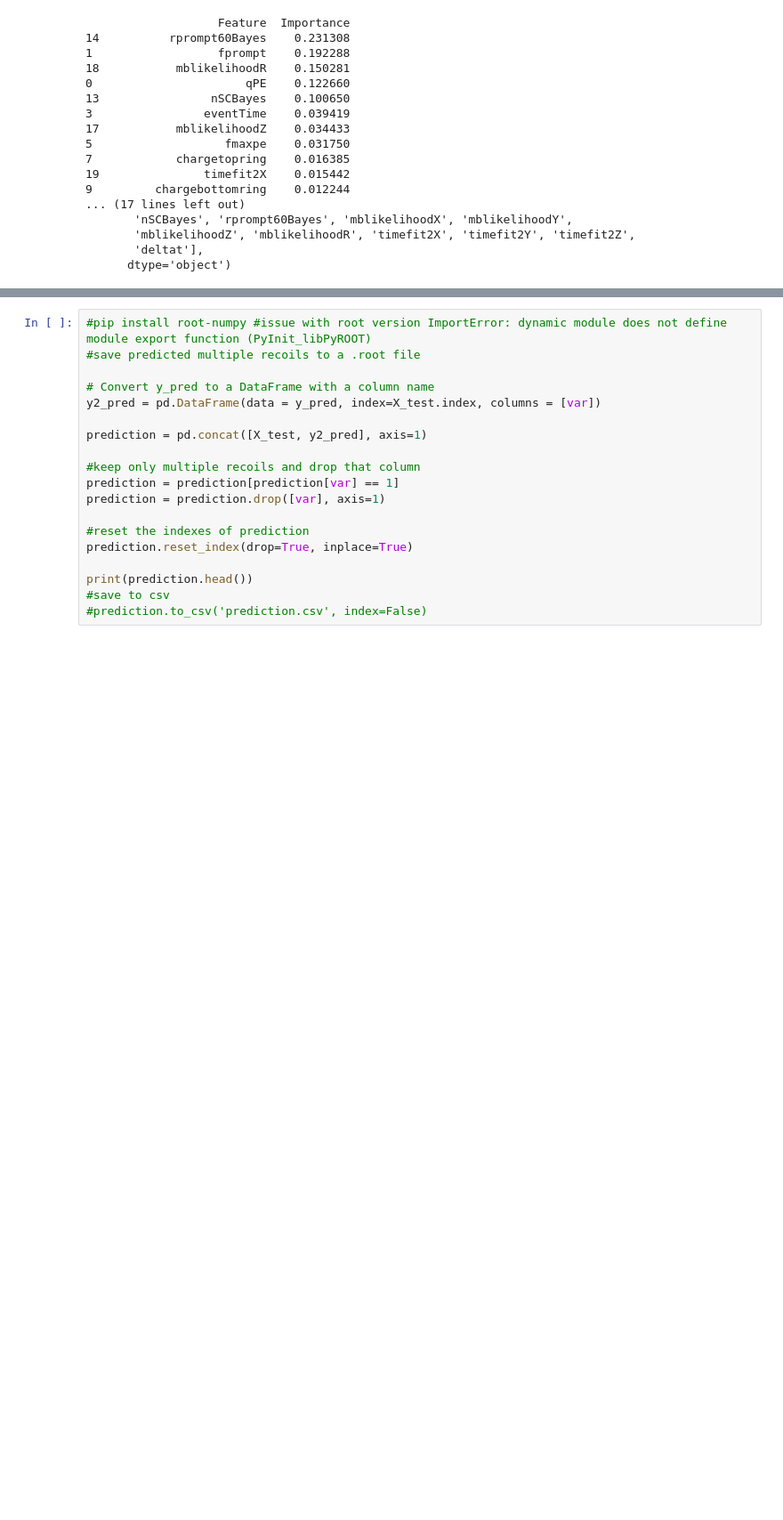
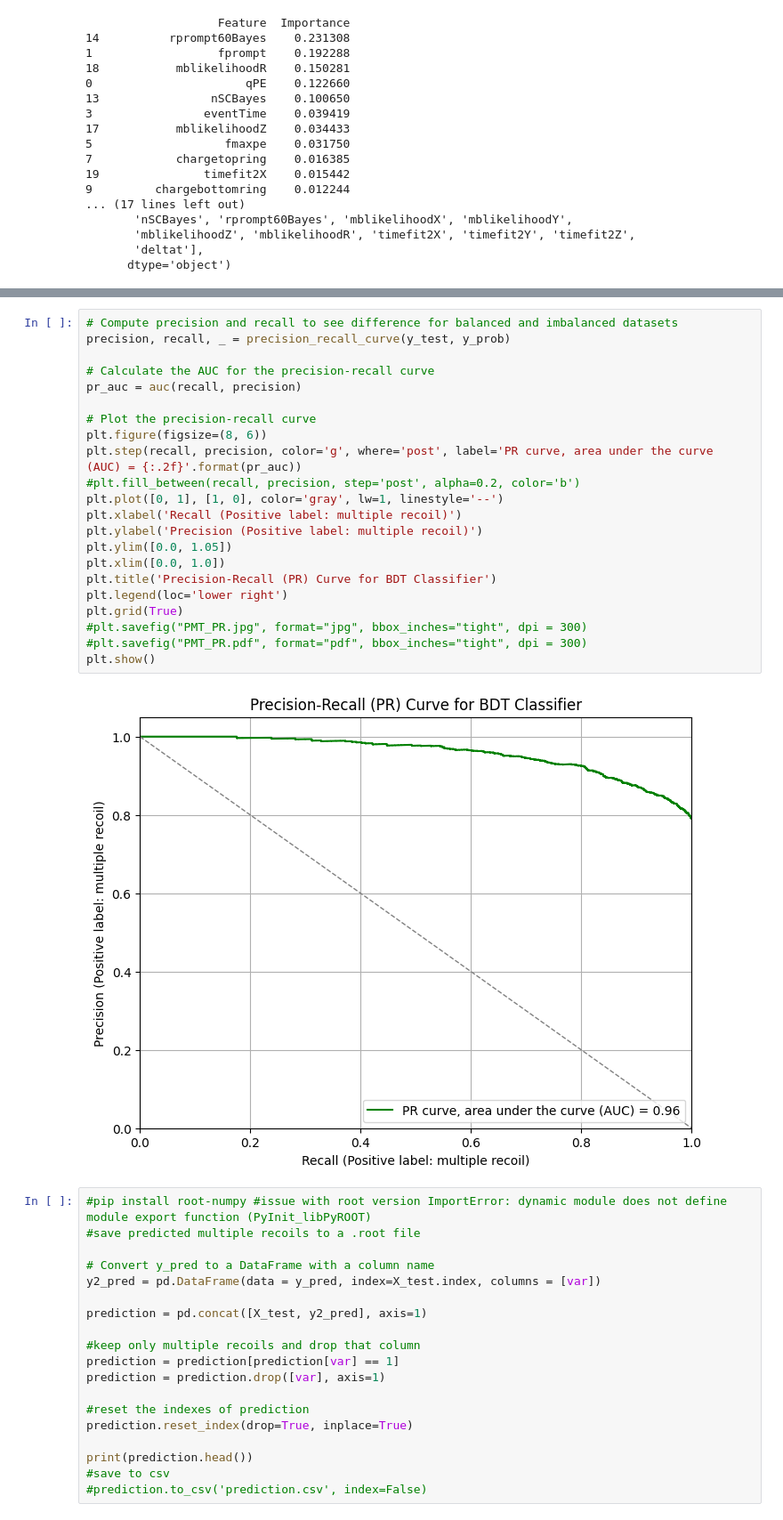
Before and after one commit to marioalpizarv/portfolio, a Jupyter notebook: MultipleRecoilsBoostedDTClassifier_PMTs.ipynb, the cells around one changed output, grey strips where cells are left out. Shown at 89% size. Drawn from its saved outputs; the diff is of its cells as text; blank space fills up the shorter version.

Commit message:
added feature for AmBe test

```diff
--- a/MultipleRecoilsBoostedDTClassifier_PMTs.ipynb
+++ b/MultipleRecoilsBoostedDTClassifier_PMTs.ipynb
@@ -438,3 +453,27 @@ plt.show()
+# %%
+# Compute precision and recall to see difference for balanced and imbalanced datasets
+precision, recall, _ = precision_recall_curve(y_test, y_prob)
+
+# Calculate the AUC for the precision-recall curve
+pr_auc = auc(recall, precision)
+
+# Plot the precision-recall curve
+plt.figure(figsize=(8, 6))
+plt.step(recall, precision, color='g', where='post', label='PR curve, area under the curve (AUC) = {:.2f}'.format(pr_auc))
+#plt.fill_between(recall, precision, step='post', alpha=0.2, color='b')
+plt.plot([0, 1], [1, 0], color='gray', lw=1, linestyle='--')
+plt.xlabel('Recall (Positive label: multiple recoil)')
+plt.ylabel('Precision (Positive label: multiple recoil)')
+plt.ylim([0.0, 1.05])
+plt.xlim([0.0, 1.0])
+plt.title('Precision-Recall (PR) Curve for BDT Classifier')
+plt.legend(loc='lower right')
+plt.grid(True)
+#plt.savefig("PMT_PR.jpg", format="jpg", bbox_inches="tight", dpi = 300)
+#plt.savefig("PMT_PR.pdf", format="pdf", bbox_inches="tight", dpi = 300)
+plt.show()
+# %% [output]
+[figure, added]
 # %%
 #pip install root-numpy #issue with root version ImportError: dynamic module does not define module export function (PyInit_libPyROOT)
 #save predicted multiple recoils to a .root file
```
Also changed, not shown: parts of 15 cells of this notebook, 1 other file.
